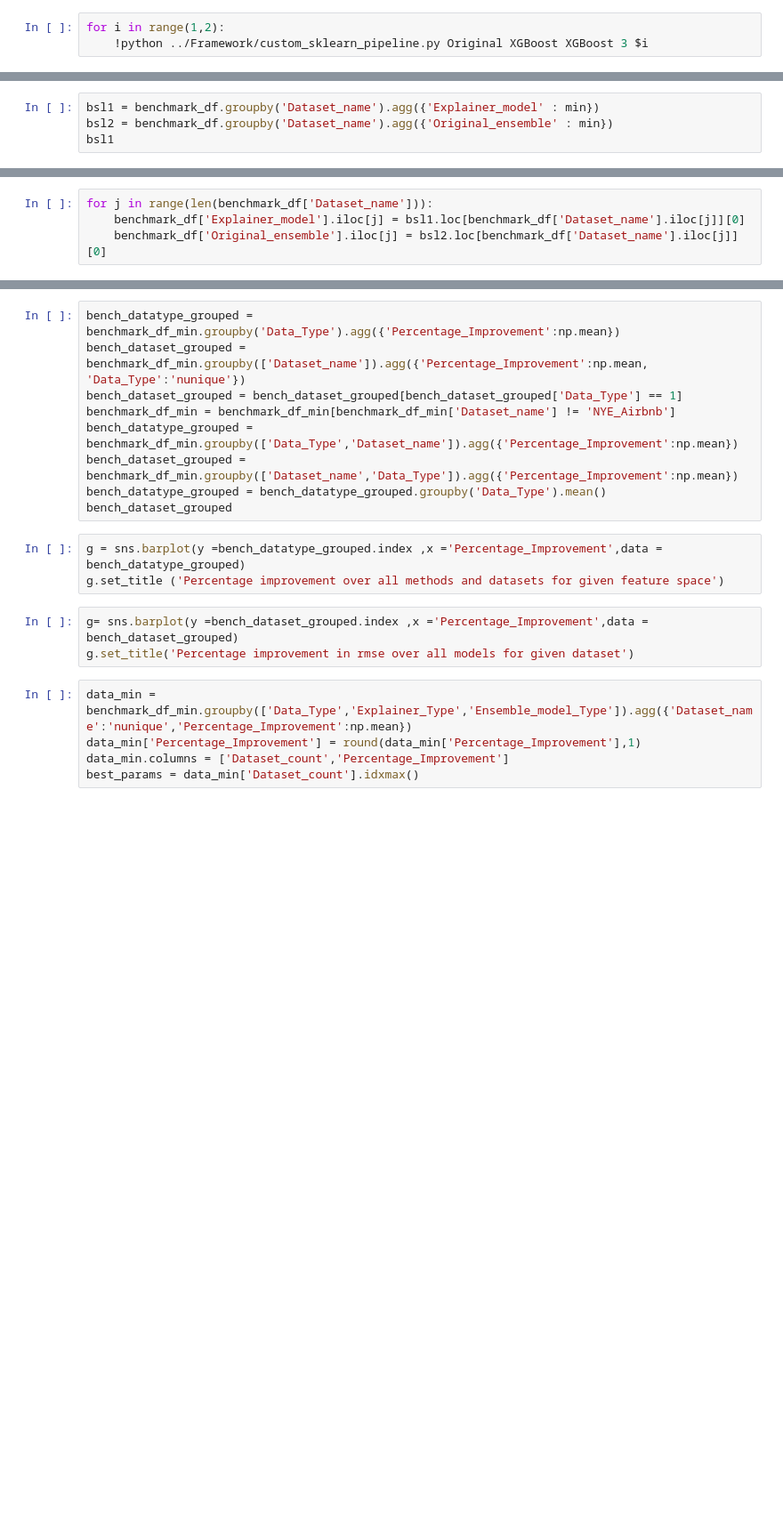
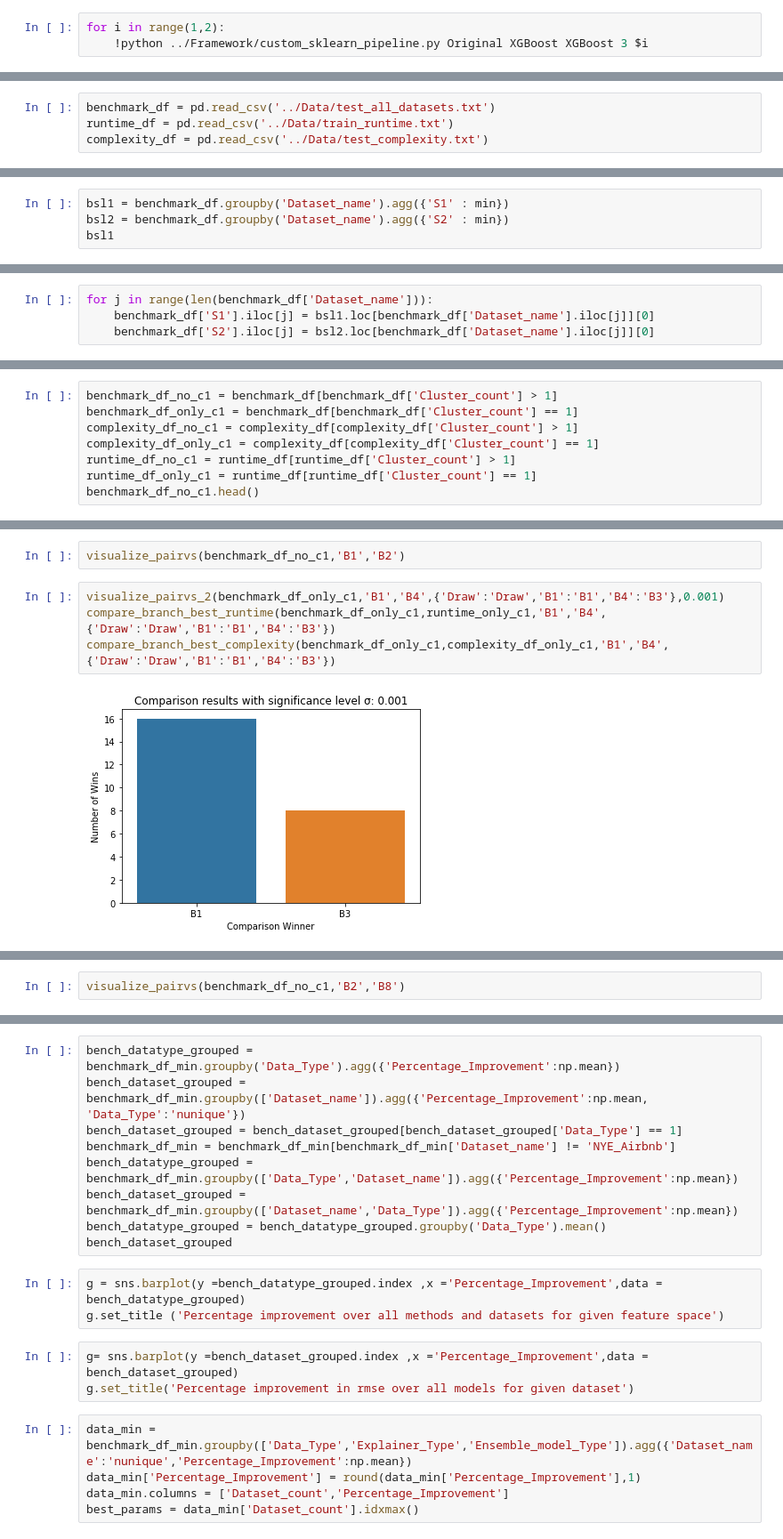
Before and after one commit to koralpc/shapley-bootstrapping, a Jupyter notebook: Notebooks/Benchmarking.ipynb, the cells around one changed output, grey strips where cells are left out. Shown at 89% size. Cells and saved outputs as stored; diff of their text form; blank space fills up the shorter version.

```diff
--- a/Notebooks/Benchmarking.ipynb
+++ b/Notebooks/Benchmarking.ipynb
@@ -50,0 +107,4 @@ benchmark_df = pd.read_csv('../Data/experiment_combined.txt')
+# %%
+benchmark_df = pd.read_csv('../Data/test_all_datasets.txt')
+runtime_df = pd.read_csv('../Data/train_runtime.txt')
+complexity_df = pd.read_csv('../Data/test_complexity.txt')
@@ -51,4 +114,4 @@ benchmark_df = pd.read_csv('../Data/experiment_combined.txt')
 # %%
-bsl1 = benchmark_df.groupby('Dataset_name').agg({'Explainer_model' : min})
-bsl2 = benchmark_df.groupby('Dataset_name').agg({'Original_ensemble' : min})
+bsl1 = benchmark_df.groupby('Dataset_name').agg({'S1' : min})
+bsl2 = benchmark_df.groupby('Dataset_name').agg({'S2' : min})
 bsl1
@@ -57,7 +118,7 @@ bsl2
 # %%
 for j in range(len(benchmark_df['Dataset_name'])):
-    benchmark_df['Explainer_model'].iloc[j] = bsl1.loc[benchmark_df['Dataset_name'].iloc[j]][0]
-    benchmark_df['Original_ensemble'].iloc[j] = bsl2.loc[benchmark_df['Dataset_name'].iloc[j]][0]
+    benchmark_df['S1'].iloc[j] = bsl1.loc[benchmark_df['Dataset_name'].iloc[j]][0]
+    benchmark_df['S2'].iloc[j] = bsl2.loc[benchmark_df['Dataset_name'].iloc[j]][0]
 # %%
 #benchmark_df_min = benchmark_df[(benchmark_df['Explainer_model'] > benchmark_df['Shapley_ensemble']) & (benchmark_df['Original_ensemble'] > benchmark_df['Shapley_ensemble'])]
 benchmark_df_min = benchmark_df
@@ -68,0 +131,8 @@ benchmark_df_min
+# %%
+benchmark_df_no_c1 = benchmark_df[benchmark_df['Cluster_count'] > 1]
+benchmark_df_only_c1 = benchmark_df[benchmark_df['Cluster_count'] == 1]
+complexity_df_no_c1 = complexity_df[complexity_df['Cluster_count'] > 1]
+complexity_df_only_c1 = complexity_df[complexity_df['Cluster_count'] == 1]
+runtime_df_no_c1 = runtime_df[runtime_df['Cluster_count'] > 1]
+runtime_df_only_c1 = runtime_df[runtime_df['Cluster_count'] == 1]
+benchmark_df_no_c1.head()
@@ -68,0 +146,8 @@ benchmark_df_min
+# %%
+visualize_pairvs(benchmark_df_no_c1,'B1','B2')
+# %%
+visualize_pairvs_2(benchmark_df_only_c1,'B1','B4',{'Draw':'Draw','B1':'B1','B4':'B3'},0.001)
+compare_branch_best_runtime(benchmark_df_only_c1,runtime_only_c1,'B1','B4',{'Draw':'Draw','B1':'B1','B4':'B3'})
+compare_branch_best_complexity(benchmark_df_only_c1,complexity_df_only_c1,'B1','B4',{'Draw':'Draw','B1':'B1','B4':'B3'})
+# %% [output]
+[figure, added]
@@ -68,0 +157,2 @@ benchmark_df_min
+# %%
+visualize_pairvs(benchmark_df_no_c1,'B2','B8')
```
Also changed, not shown: parts of 39 cells of this notebook, 55 other files.
